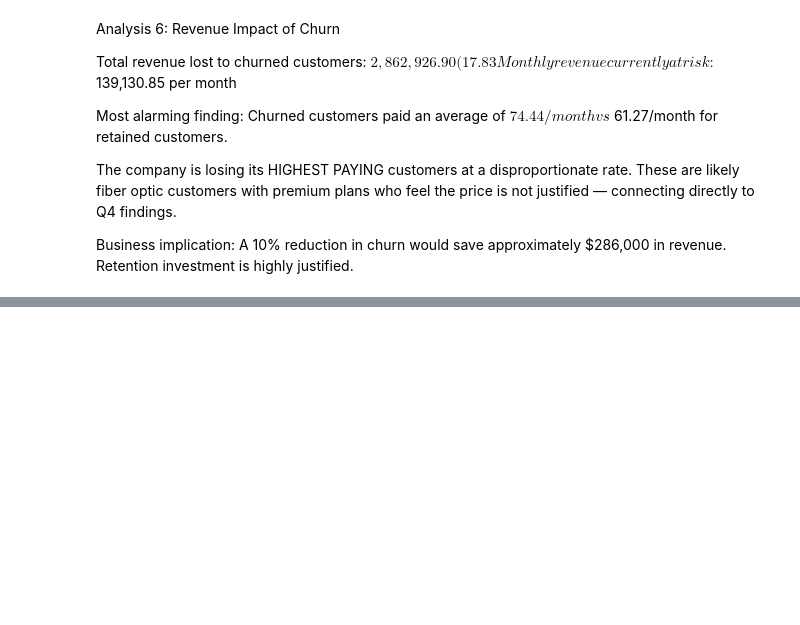
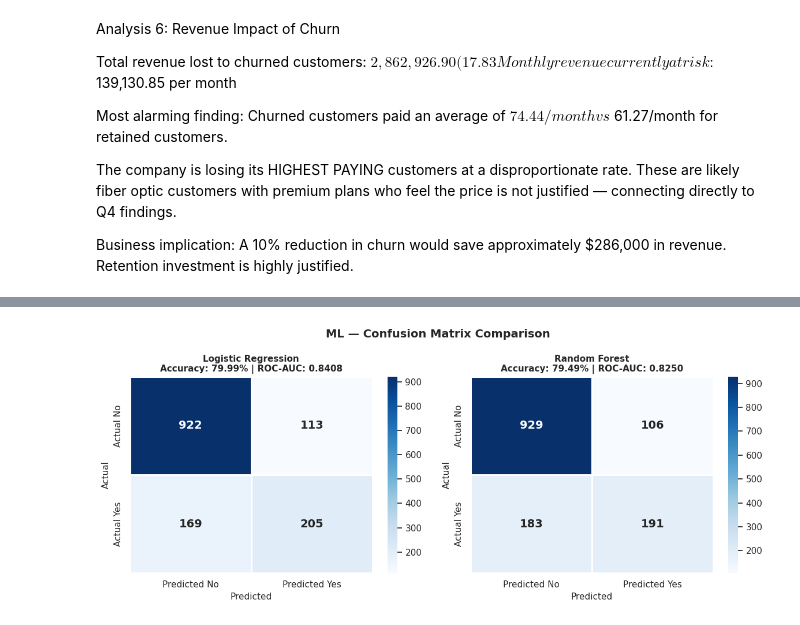
Before and after one commit to Shivani5656/Customer-Churn-Analysis, a Jupyter notebook: Telco_Churn_Analysis.ipynb, the cells around one changed output, grey strips where cells are left out. Saved outputs shown, nothing was run; the diff lists cells and outputs as text; code cells hidden in the pictures; blank space fills up the shorter version.

```diff
--- a/Telco_Churn_Analysis.ipynb
+++ b/Telco_Churn_Analysis.ipynb
@@ -604,0 +795,29 @@ $286,000 in revenue. Retention investment is highly justified.
+# %%
+# Confusion Matrix Visualization
+fig, (ax1, ax2) = plt.subplots(1, 2, figsize=(12, 5))
+
+for ax, pred, title in zip(
+    [ax1, ax2],
+    [lr_pred, rf_pred],
+    ['Logistic Regression', 'Random Forest']
+):
+    cm = confusion_matrix(y_test, pred)
+    sns.heatmap(cm, annot=True, fmt='d', cmap='Blues',
+                xticklabels=['Predicted No', 'Predicted Yes'],
+                yticklabels=['Actual No', 'Actual Yes'],
+                ax=ax, linewidths=1, linecolor='white',
+                annot_kws={'size': 14, 'weight': 'bold'})
+    ax.set_title(f'{title}\nAccuracy: {accuracy_score(y_test, pred)*100:.2f}% | '
+                 f'ROC-AUC: {roc_auc_score(y_test, lr_model.predict_proba(X_test)[:,1] if title=="Logistic Regression" else rf_model.predict_proba(X_test)[:,1]):.4f}',
+                 fontweight='bold', fontsize=11)
+    ax.set_ylabel('Actual', fontsize=11)
+    ax.set_xlabel('Predicted', fontsize=11)
+
+plt.suptitle('ML — Confusion Matrix Comparison',
+             fontsize=14, fontweight='bold')
+plt.tight_layout()
+plt.savefig('/content/drive/MyDrive/Telco_Churn_Dataset/charts/ML_confusion_matrix.png',
+            dpi=150, bbox_inches='tight')
+plt.show()
+# %% [output]
+[figure, added]
```
Also changed, not shown: parts of 12 cells of this notebook.
